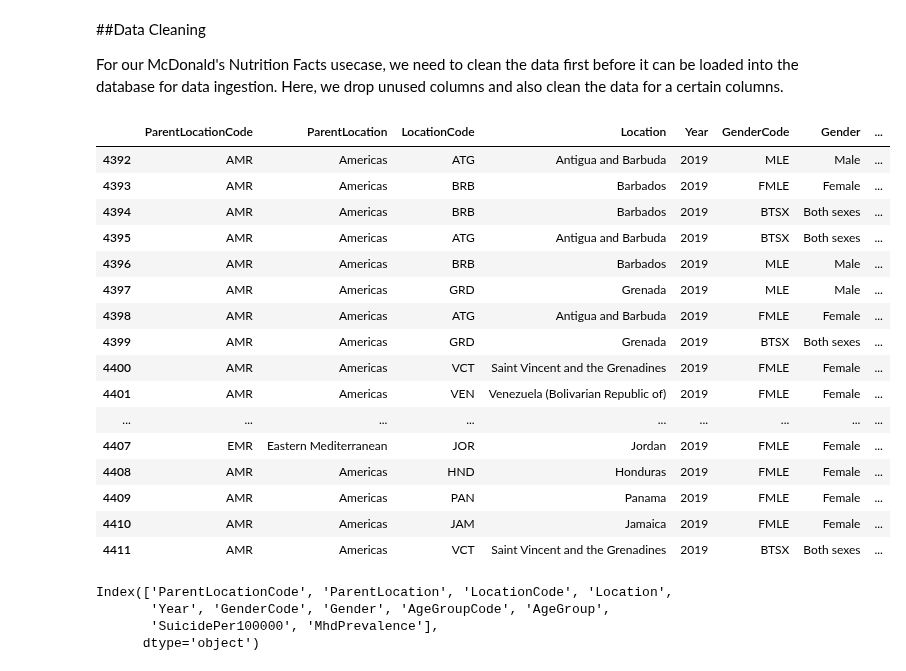
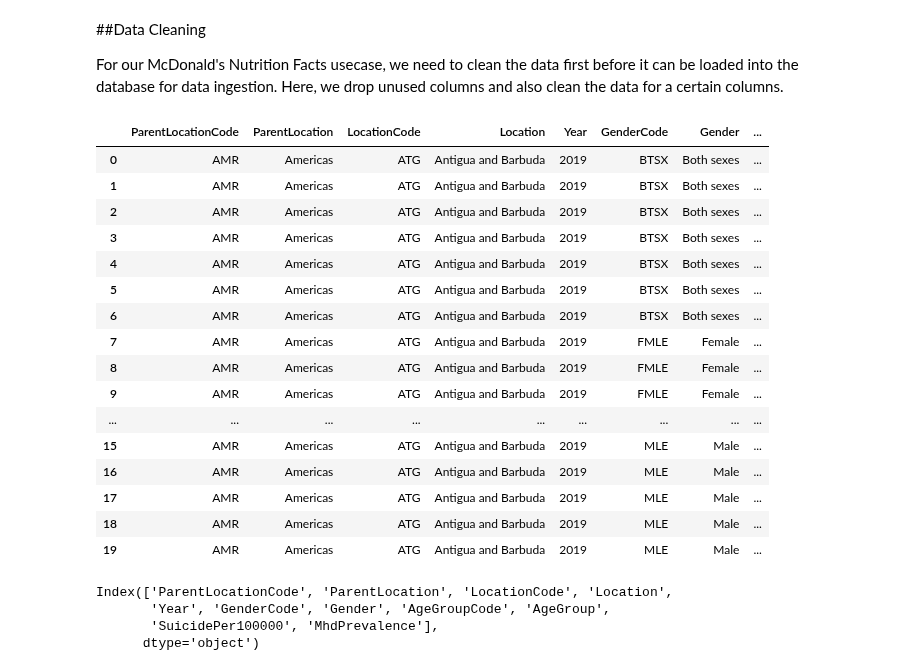
Before and after one commit to sreent/data-management-intro, a Jupyter notebook: Suicide Records - Ingestion using SQL.ipynb, the cells around one changed output. Cells and saved outputs as stored; diff of their text form; code cells hidden in the pictures.

```diff
--- a/Suicide Records - Ingestion using SQL.ipynb
+++ b/Suicide Records - Ingestion using SQL.ipynb
@@ -196,34 +199,27 @@ For our McDonald's Nutrition Facts usecase, we need to clean the data first befo
 # %%
 import pandas as pd
 pd.options.mode.chained_assignment = None
 
-DATA_PATH = os.getenv("DATA_PATH")
-SCRIPT_PATH = os.getenv("SCRIPT_PATH")
-
-DATABASE_NAME = os.getenv("DATABASE_NAME")
-MYSQL_USER_NAME = os.getenv("MYSQL_USER")
-MYSQL_USER_PASSWORD = os.getenv("MYSQL_USER_PASSWORD")
-
 df = pd.read_csv(SRC_FILE_PATH)
-df[~df["MhdPrevalence"].isna()].head(20)
+df.head(20)
 # %% [output]
 |  | ParentLocationCode | ParentLocation | LocationCode | Location | Year | GenderCode | Gender | ... |
-| 4392 | AMR | Americas | ATG | Antigua and Barbuda | 2019 | MLE | Male | ... |
-| 4393 | AMR | Americas | BRB | Barbados | 2019 | FMLE | Female | ... |
-| 4394 | AMR | Americas | BRB | Barbados | 2019 | BTSX | Both sexes | ... |
-| 4395 | AMR | Americas | ATG | Antigua and Barbuda | 2019 | BTSX | Both sexes | ... |
-| 4396 | AMR | Americas | BRB | Barbados | 2019 | MLE | Male | ... |
-| 4397 | AMR | Americas | GRD | Grenada | 2019 | MLE | Male | ... |
-| 4398 | AMR | Americas | ATG | Antigua and Barbuda | 2019 | FMLE | Female | ... |
-| 4399 | AMR | Americas | GRD | Grenada | 2019 | BTSX | Both sexes | ... |
-| 4400 | AMR | Americas | VCT | Saint Vincent and the Grenadines | 2019 | FMLE | Female | ... |
-| 4401 | AMR | Americas | VEN | Venezuela (Bolivarian Republic of) | 2019 | FMLE | Female | ... |
+| 0 | AMR | Americas | ATG | Antigua and Barbuda | 2019 | BTSX | Both sexes | ... |
+| 1 | AMR | Americas | ATG | Antigua and Barbuda | 2019 | BTSX | Both sexes | ... |
+| 2 | AMR | Americas | ATG | Antigua and Barbuda | 2019 | BTSX | Both sexes | ... |
+| 3 | AMR | Americas | ATG | Antigua and Barbuda | 2019 | BTSX | Both sexes | ... |
+| 4 | AMR | Americas | ATG | Antigua and Barbuda | 2019 | BTSX | Both sexes | ... |
+| 5 | AMR | Americas | ATG | Antigua and Barbuda | 2019 | BTSX | Both sexes | ... |
+| 6 | AMR | Americas | ATG | Antigua and Barbuda | 2019 | BTSX | Both sexes | ... |
+| 7 | AMR | Americas | ATG | Antigua and Barbuda | 2019 | FMLE | Female | ... |
+| 8 | AMR | Americas | ATG | Antigua and Barbuda | 2019 | FMLE | Female | ... |
+| 9 | AMR | Americas | ATG | Antigua and Barbuda | 2019 | FMLE | Female | ... |
 | ... | ... | ... | ... | ... | ... | ... | ... | ... |
-| 4407 | EMR | Eastern Mediterranean | JOR | Jordan | 2019 | FMLE | Female | ... |
-| 4408 | AMR | Americas | HND | Honduras | 2019 | FMLE | Female | ... |
-| 4409 | AMR | Americas | PAN | Panama | 2019 | FMLE | Female | ... |
-| 4410 | AMR | Americas | JAM | Jamaica | 2019 | FMLE | Female | ... |
-| 4411 | AMR | Americas | VCT | Saint Vincent and the Grenadines | 2019 | BTSX | Both sexes | ... |
+| 15 | AMR | Americas | ATG | Antigua and Barbuda | 2019 | MLE | Male | ... |
+| 16 | AMR | Americas | ATG | Antigua and Barbuda | 2019 | MLE | Male | ... |
+| 17 | AMR | Americas | ATG | Antigua and Barbuda | 2019 | MLE | Male | ... |
+| 18 | AMR | Americas | ATG | Antigua and Barbuda | 2019 | MLE | Male | ... |
+| 19 | AMR | Americas | ATG | Antigua and Barbuda | 2019 | MLE | Male | ... |
 # %%
 df.columns
 # %% [output]
```
Also changed, not shown: parts of 34 cells of this notebook.
